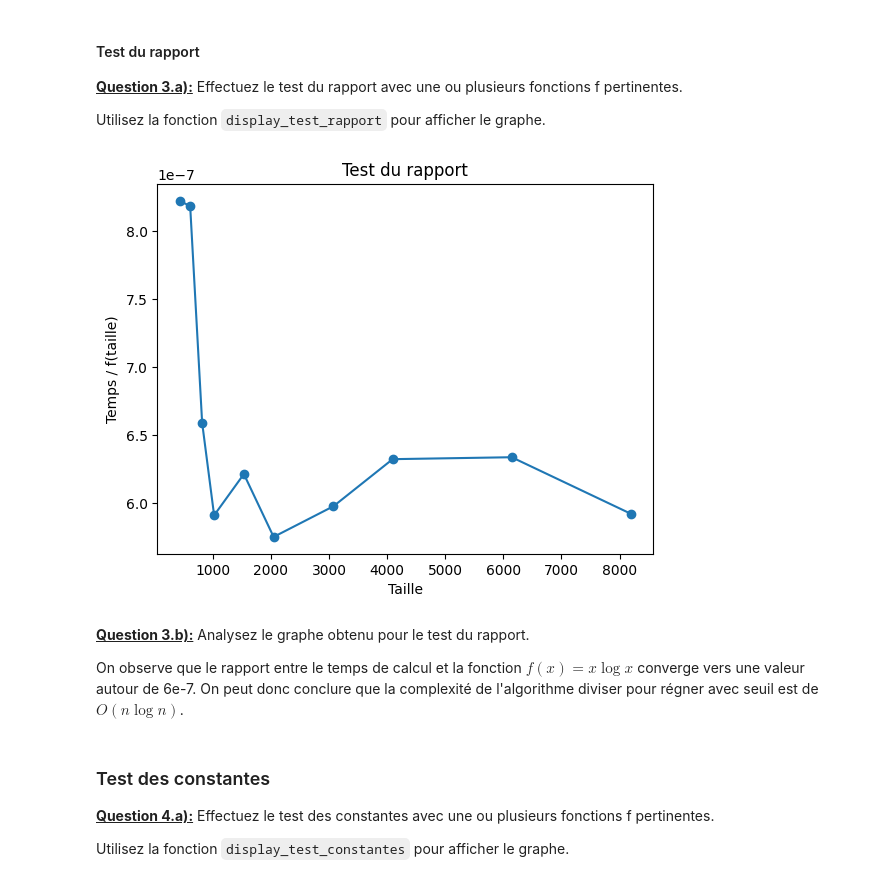
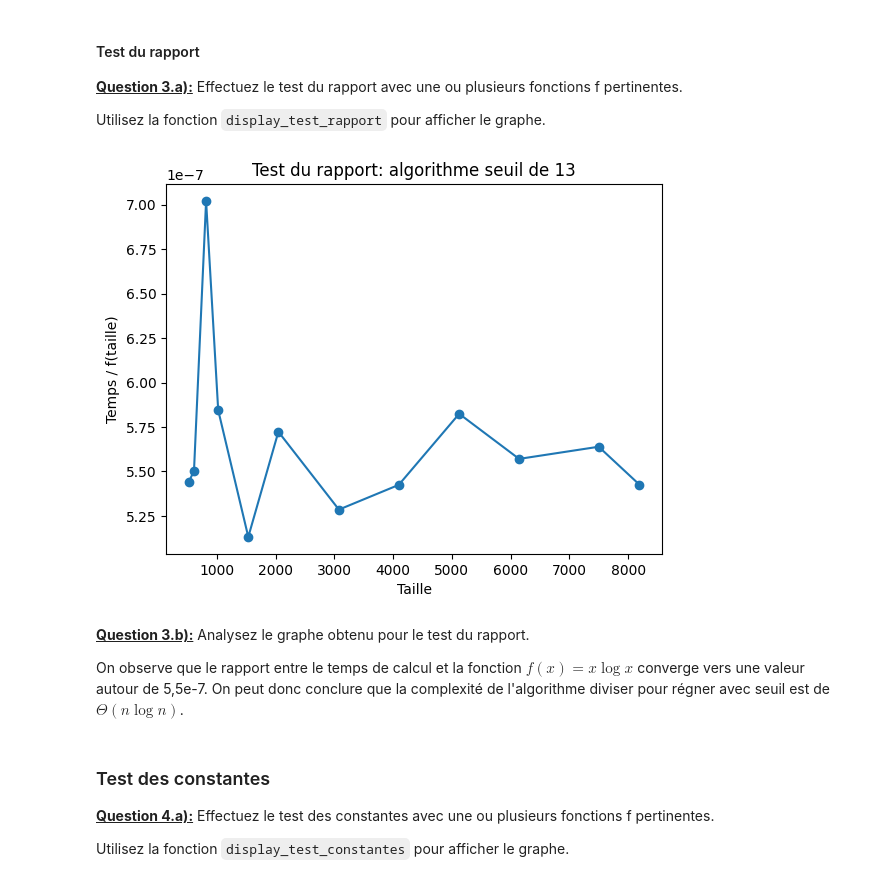
Before and after one commit to UiVieto/INF8775, a Jupyter notebook: TP1-H24.ipynb, the cells around one changed output. Drawn from its saved outputs; the diff is of its cells as text; code cells hidden in the pictures.

```diff
--- a/TP1-H24.ipynb
+++ b/TP1-H24.ipynb
@@ -502,7 +502,7 @@ Puisqu'on fait 2 appels récursifs par appel de fonction, qu'on divise par deux
 ### Mesures (seuil 1)
 # %%
 # TODO: Utilisez un de vos matricules comme graine et une liste de tailles judicieusement choisies
-dataset = get_dataset(123456789, [434, 612, 818, 1024, 1536, 2048, 3078, 4096, 6144, 8192])
+dataset = get_dataset(123456789, [520, 612, 818, 1024, 1536, 2048, 3078, 4096, 5124, 6144, 7498, 8192])
 # %%
 measures_divide_naive_threshold = measure_procedure(skyline_divide_and_conquer, dataset)
 # %% [output]
@@ -625,5 +627,5 @@ On remarque que le temps de calcul est minimal pour un seuil de 12. Lorsqu'on di
 # %%
-best_threshold = 12
+best_threshold = 13
 verification_plot(example_buildings, skyline_divide_and_conquer_threshold(example_buildings, best_threshold))
 # %% [output]
 [figure]
@@ -676,15 +680,15 @@ Utilisez la fonction `display_test_rapport` pour afficher le graphe.
 # %%
 # TODO: définissez f judicieusement
 def f(x):
     return x * math.log(x)
 
-display_test_rapport(values_test_rapport(measures_divide_best_threshold, f))
+display_test_rapport(values_test_rapport(measures_divide_best_threshold, f), "Test du rapport: algorithme seuil de 13")
 # %% [output]
-[figure, old version]
+[figure, new version]
 # %% [markdown]
 <u>**Question 3.b):**</u> Analysez le graphe obtenu pour le test du rapport.
 
-On observe que le rapport entre le temps de calcul et la fonction $f(x) = x \log x$ converge vers une valeur autour de 6e-7. On peut donc conclure que la complexité de l'algorithme diviser pour régner avec seuil est de $O(n \log n)$.
+On observe que le rapport entre le temps de calcul et la fonction $f(x) = x \log x$ converge vers une valeur autour de 5,5e-7. On peut donc conclure que la complexité de l'algorithme diviser pour régner avec seuil est de $\Theta (n \log n)$.
 # %% [markdown]
 ### Test des constantes
 
```
Also changed, not shown: parts of 29 cells of this notebook.
